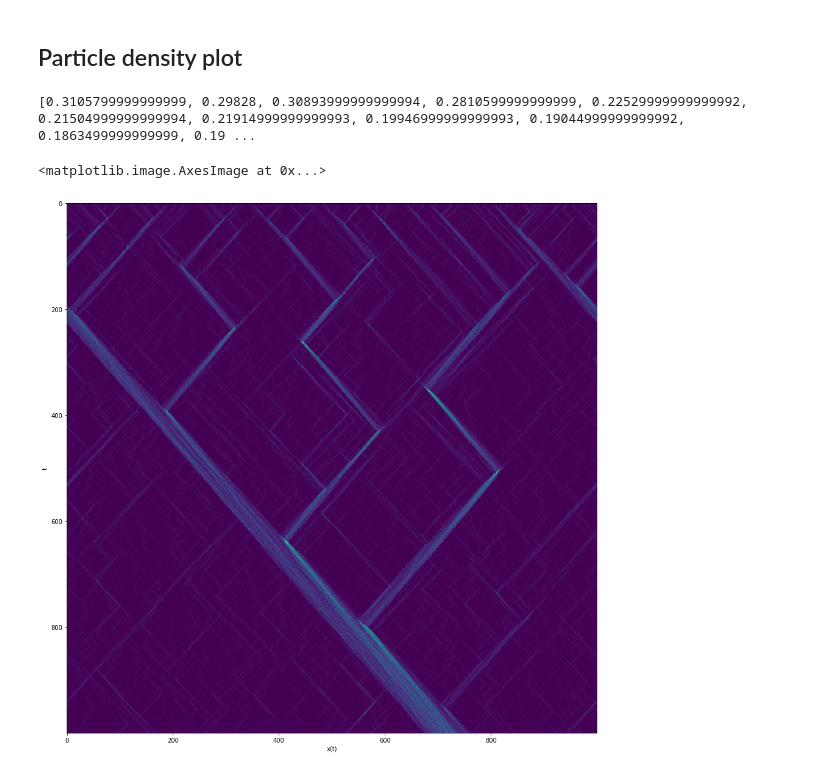
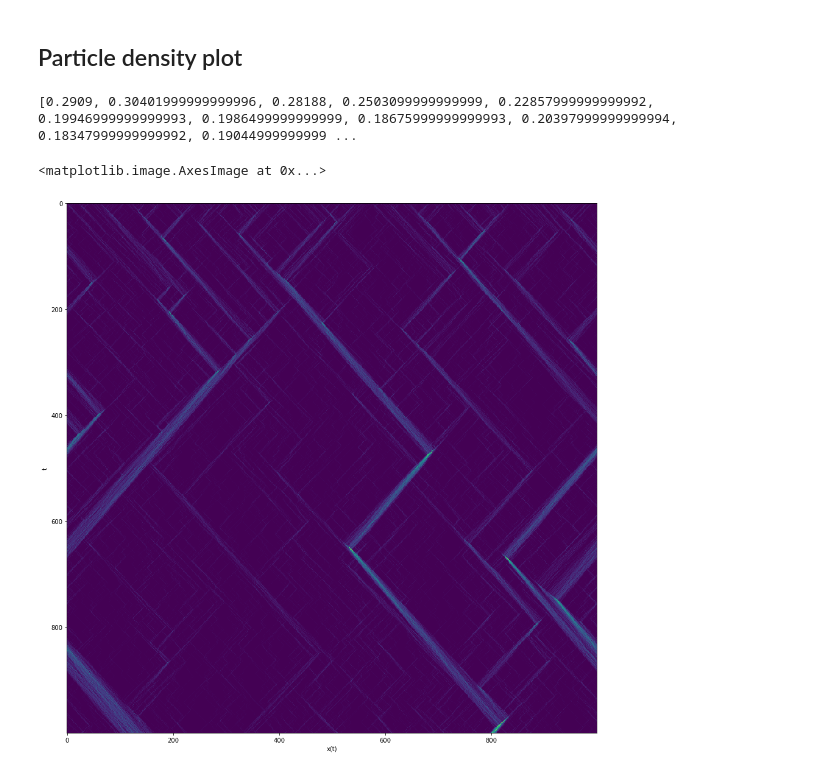
Before and after one commit to wiebetimmers/CSS-ParticleFlocking, a Jupyter notebook: 1DAnalysisJamei.ipynb, the cells around one changed output. Cells and saved outputs as stored; diff of their text form; code cells hidden in the pictures.

```diff
--- a/1DAnalysisJamei.ipynb
+++ b/1DAnalysisJamei.ipynb
@@ -124,30 +124,30 @@ def generate2(size, steps, eta, p):
 # %%
 N = 1000
 L = 1000
 its = 1000
-eta = 0.09
+eta = 0.13
 p = (N/L)
 x, W_list = generate2(L, its, eta, p)
 print(W_list)
 
 def get_density_values(x):
     list_of_density = []
     for gens in x:
         density_row = []
         for pos in gens:
             density_row.append(len(pos))
         list_of_density.append(density_row)
     return list_of_density
 
 
 density_x = get_density_values(x)
 #print(W_list)
 plt.figure(figsize=(20, 16))
 plt.ylabel('t')
 plt.xlabel('x(t)')
 plt.imshow(density_x, interpolation='none')
 # %% [output]
-[0.3105799999999999, 0.29828, 0.30893999999999994, 0.2810599999999999, 0.22529999999999992, 0.21504999999999994, 0.21914999999999993, 0.19946999999999993, 0.19044999999999992, 0.1863499999999999, 0.19 ...
+[0.2909, 0.30401999999999996, 0.28188, 0.2503099999999999, 0.22857999999999992, 0.19946999999999993, 0.1986499999999999, 0.18675999999999993, 0.20397999999999994, 0.18347999999999992, 0.19044999999999 ...
 <matplotlib.image.AxesImage at 0x...>
-[figure, old version]
+[figure, new version]
 # %%
```
Also changed, not shown: parts of 6 cells of this notebook.
